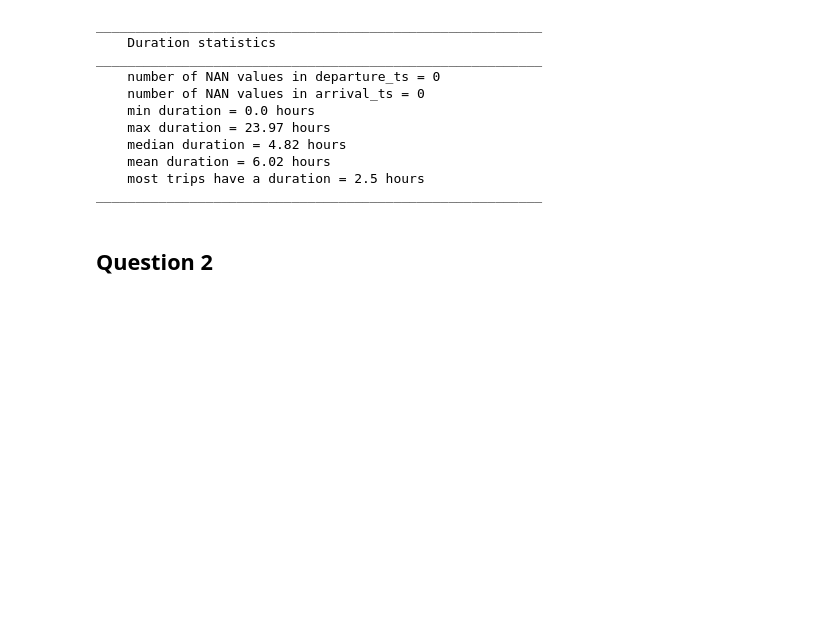
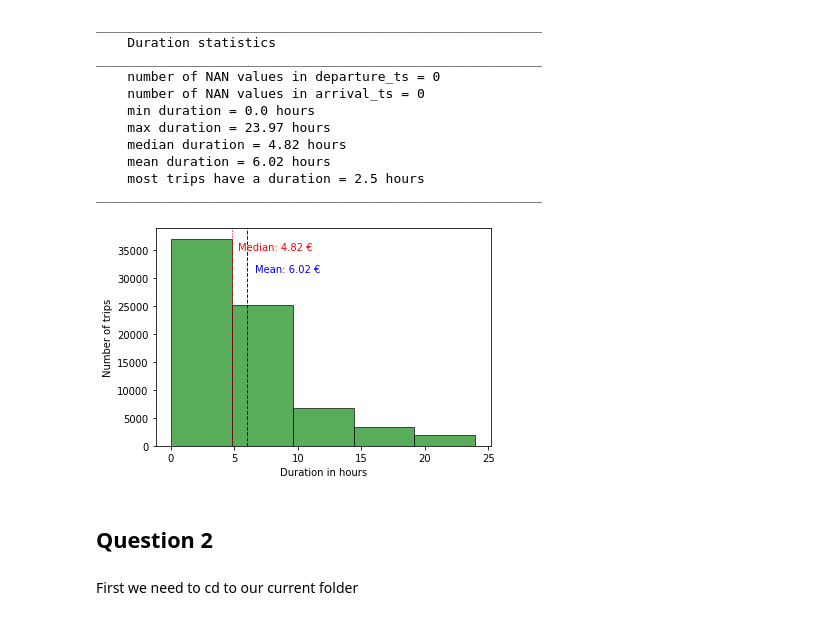
Before and after one commit to hakimhassani97/TripDataCrunching, a Jupyter notebook: main.ipynb, the cells around one changed output. Cells and saved outputs as stored; diff of their text form; code cells hidden in the pictures; blank space fills up the shorter version.

```diff
--- a/main.ipynb
+++ b/main.ipynb
@@ -104,5 +104,20 @@ _________________________________________________________
     mean duration = 6.02 hours
     most trips have a duration = 2.5 hours
 _________________________________________________________
+# %%
+plt.hist(ticket_data['duration'], bins=5, color='g', edgecolor='k', alpha=0.65)
+plt.xlabel('Duration in hours')
+plt.ylabel('Number of trips')
+# axe of mean
+min_ylim, max_ylim = plt.ylim()
+plt.text(ticket_data['duration'].mean()*1.1, max_ylim*0.8, 'Mean: {:.2f} €'.format(ticket_data['duration'].mean()), color='b')
+plt.axvline(ticket_data['duration'].mean(), color='b', linestyle='dashed', linewidth=1)
+# axe of median
+min_ylim, max_ylim = plt.ylim()
+plt.text(ticket_data['duration'].median()*1.1, max_ylim*0.9, 'Median: {:.2f} €'.format(ticket_data['duration'].median()), color='r')
+plt.axvline(ticket_data['duration'].median(), color='r', linestyle='dotted', linewidth=1)
+plt.show()
+# %% [output]
+[figure, added]
 # %% [markdown]
 ## Question 2
@@ -110,0 +124,2 @@ from helpers import Helpers
+# %% [markdown]
+First we need to cd to our current folder
```
Also changed, not shown: parts of 7 cells of this notebook.
